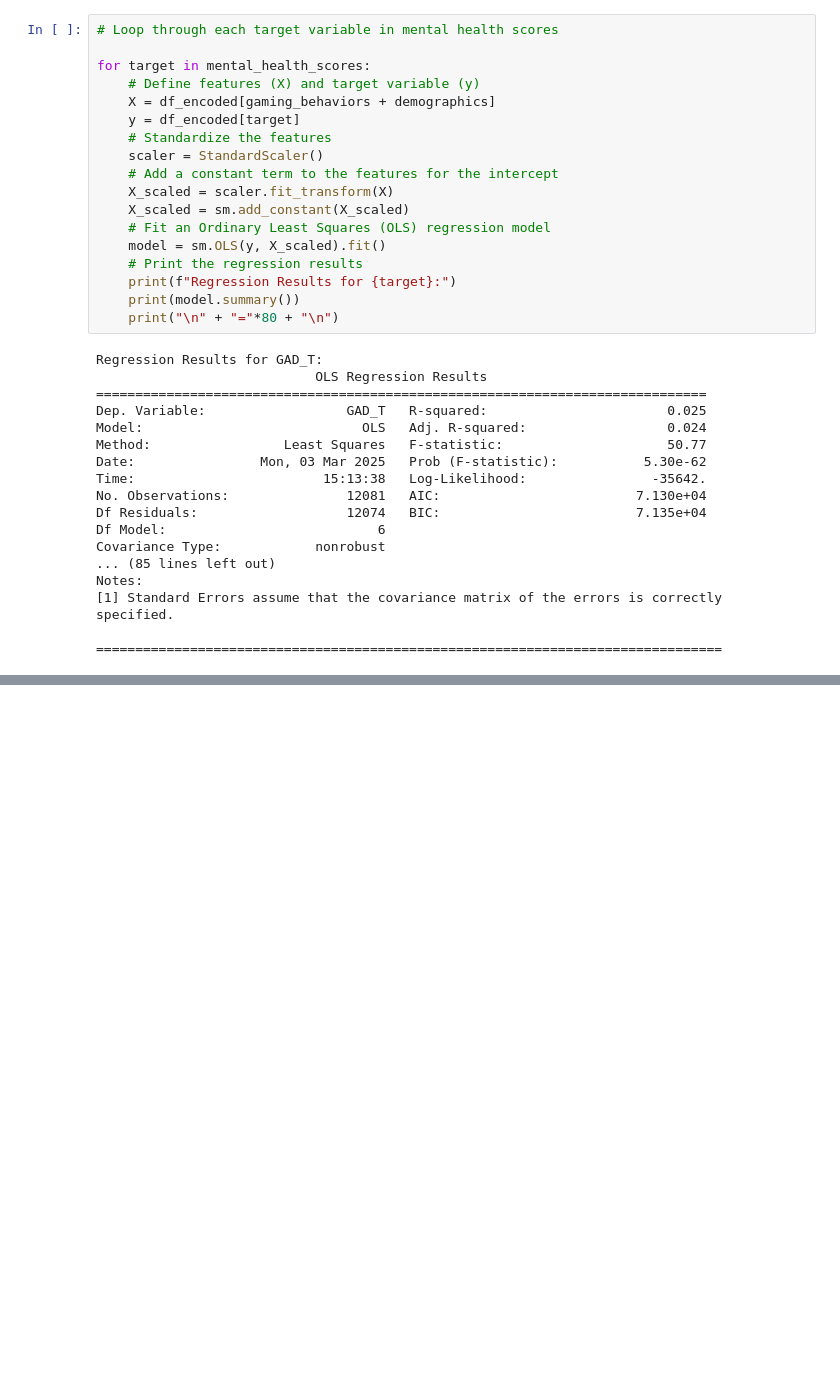
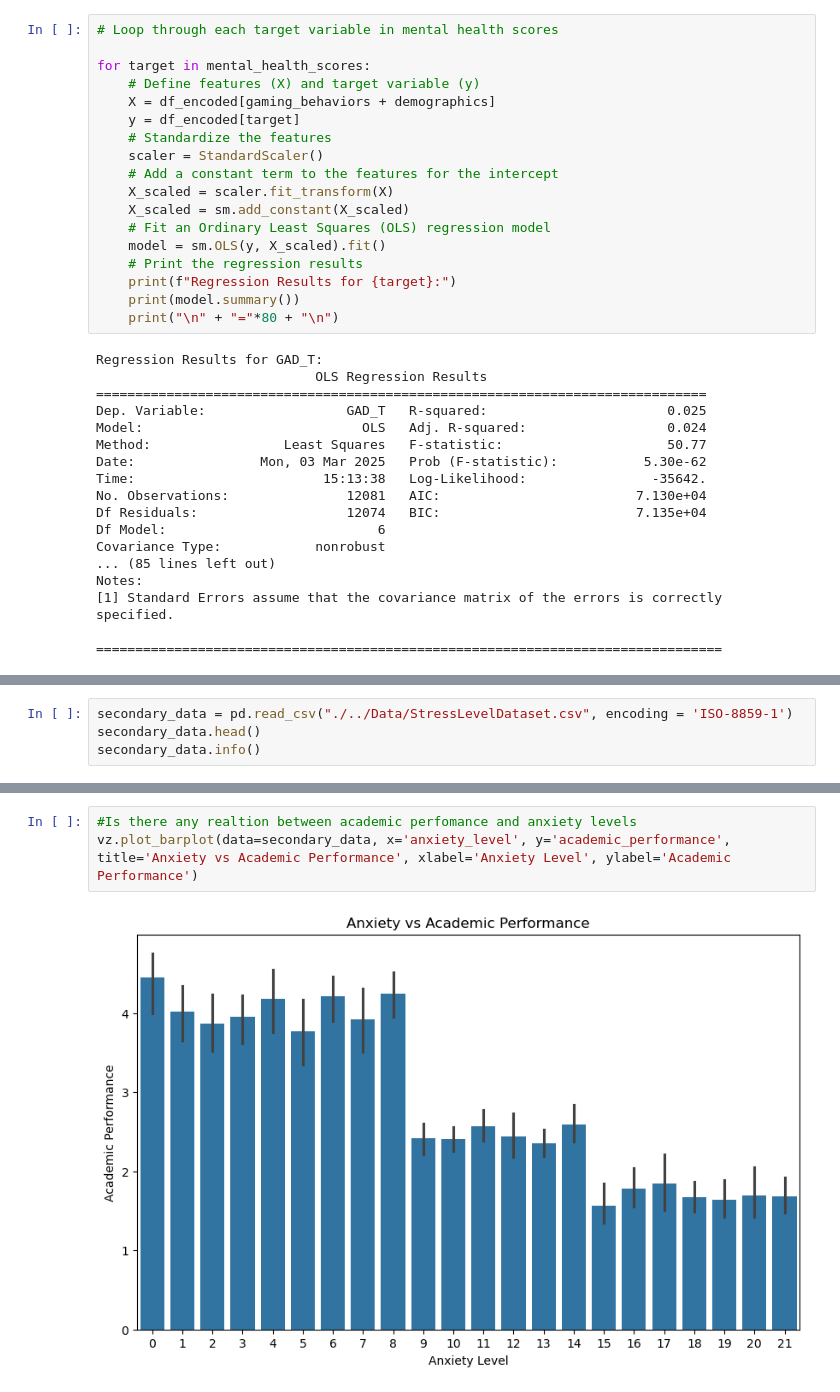
Before and after one commit to anushka318/ECE143_project, a Jupyter notebook: Analysis_notebook/analysis.ipynb, the cells around one changed output, grey strips where cells are left out. Drawn from its saved outputs; the diff is of its cells as text; blank space fills up the shorter version.

Commit message:
"Adding analysis of secondary dataset"

```diff
--- a/Analysis_notebook/analysis.ipynb
+++ b/Analysis_notebook/analysis.ipynb
@@ -408,0 +415,4 @@ Notes:
+# %%
+secondary_data = pd.read_csv("./../Data/StressLevelDataset.csv", encoding = 'ISO-8859-1')
+secondary_data.head()
+secondary_data.info()
@@ -408,0 +471,5 @@ Notes:
+# %%
+#Is there any realtion between academic perfomance and anxiety levels
+vz.plot_barplot(data=secondary_data, x='anxiety_level', y='academic_performance', title='Anxiety vs Academic Performance', xlabel='Anxiety Level', ylabel='Academic Performance')
+# %% [output]
+[figure, added]
```
Also changed, not shown: parts of 7 cells of this notebook, 2 other files.
